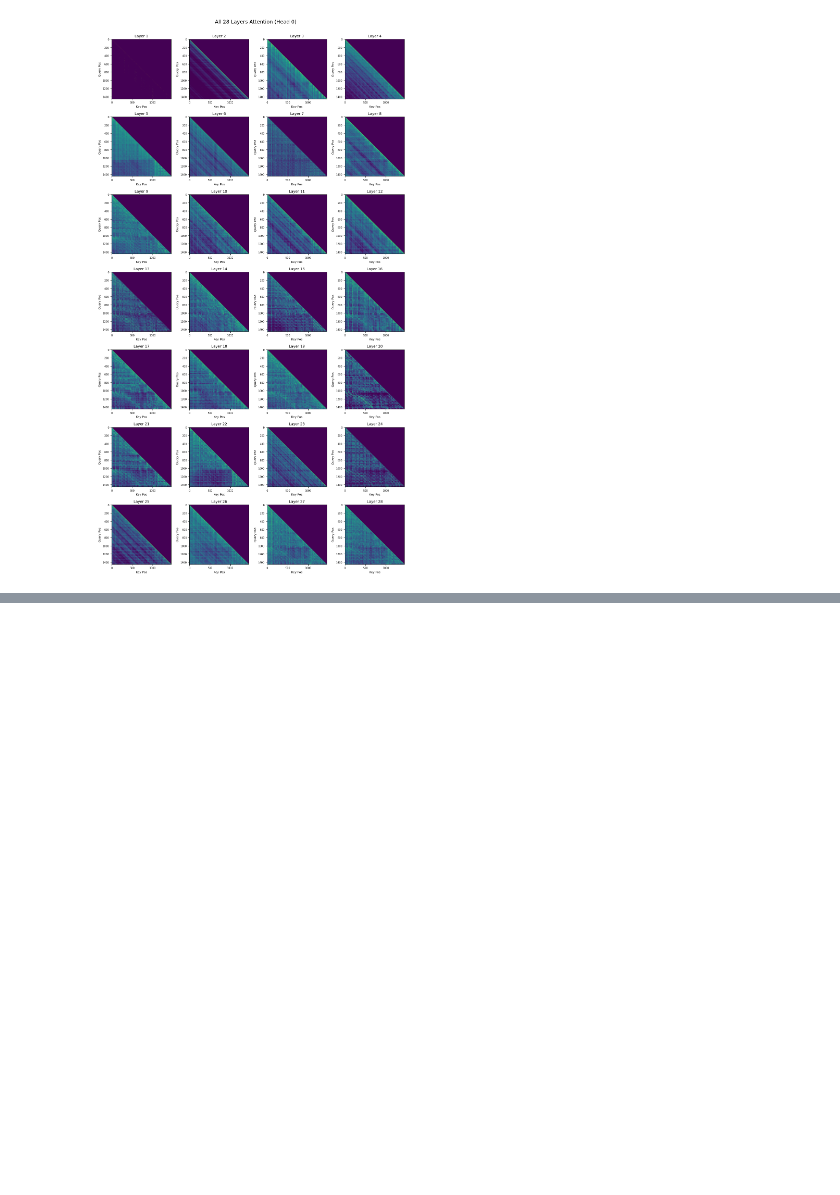
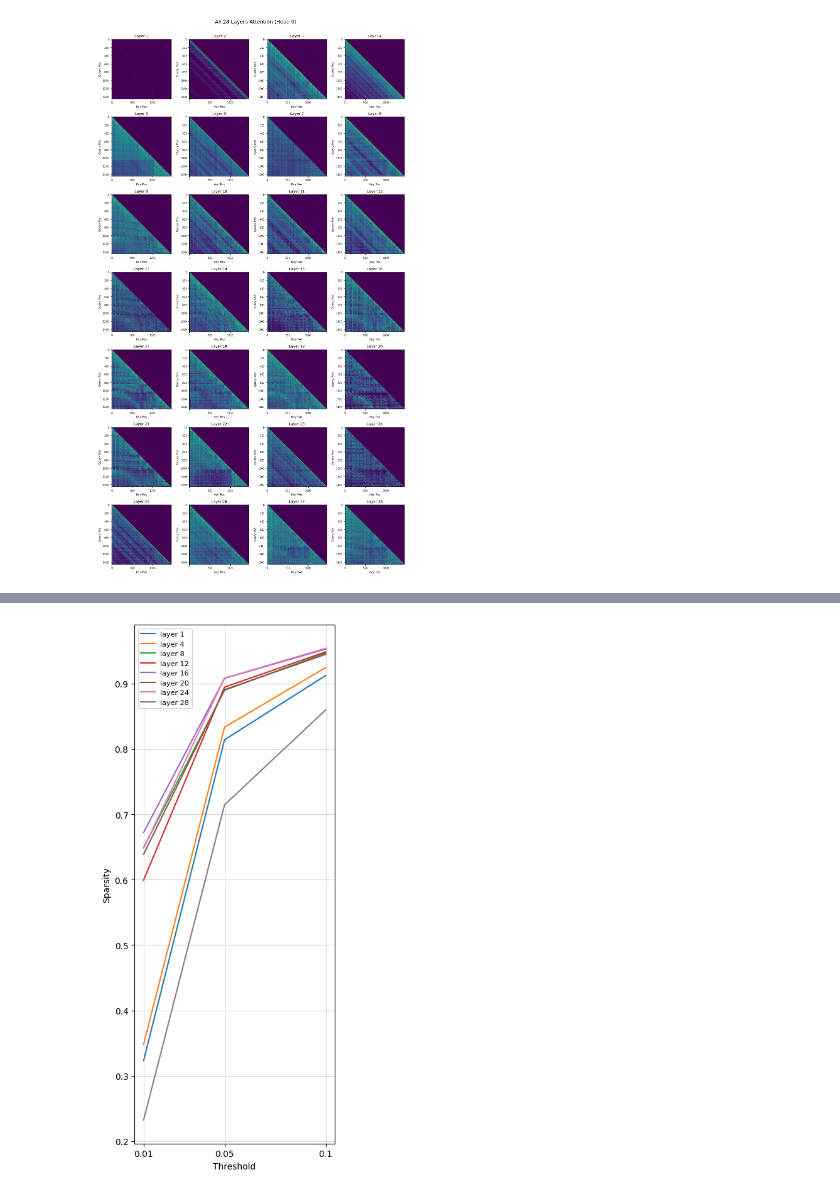
Before and after one commit to microsoft/G-KV, a Jupyter notebook: kv_analyze.ipynb, the cells around one changed output, grey strips where cells are left out. Drawn from its saved outputs; the diff is of its cells as text; code cells hidden in the pictures; blank space fills up the shorter version.

```diff
--- a/kv_analyze.ipynb
+++ b/kv_analyze.ipynb
@@ -268,0 +322,17 @@ plt.show()
+# %%
+import matplotlib.pyplot as plt
+
+plt.figure(figsize=(4,3))
+plt.xticks(rates, [str(r) for r in rates])
+plt.plot(rates, sps[0], label=f'layer 1')
+for i in range(3, sps.shape[0], 4):
+    plt.plot(rates, sps[i], label=f'layer {i+1}')
+
+plt.legend(fontsize=8)
+plt.grid(alpha=0.5)
+plt.xlabel("Threshold")
+plt.ylabel("Sparsity")
+plt.tight_layout()
+plt.show()
+# %% [output]
+[figure, added]
```
Also changed, not shown: parts of 9 cells of this notebook, 9 other files.
